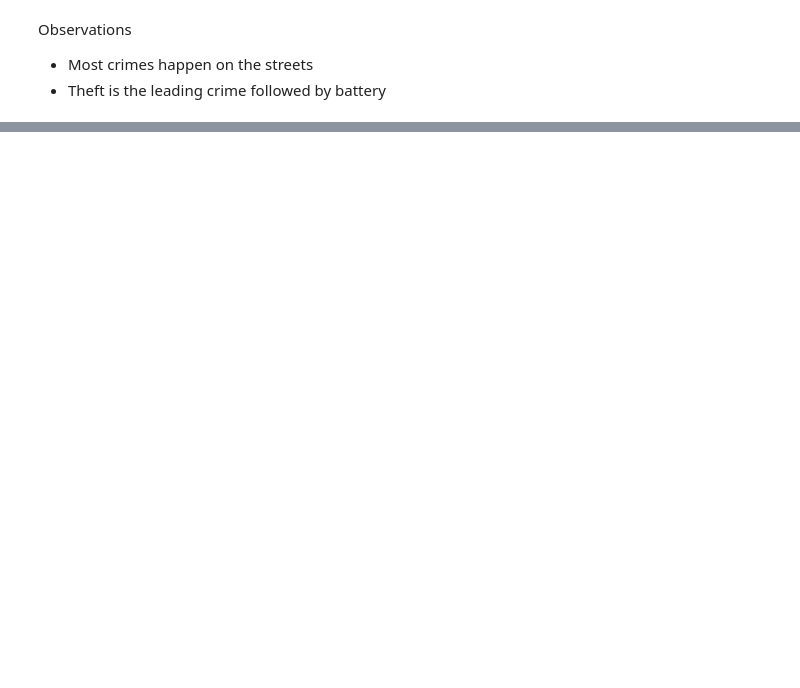
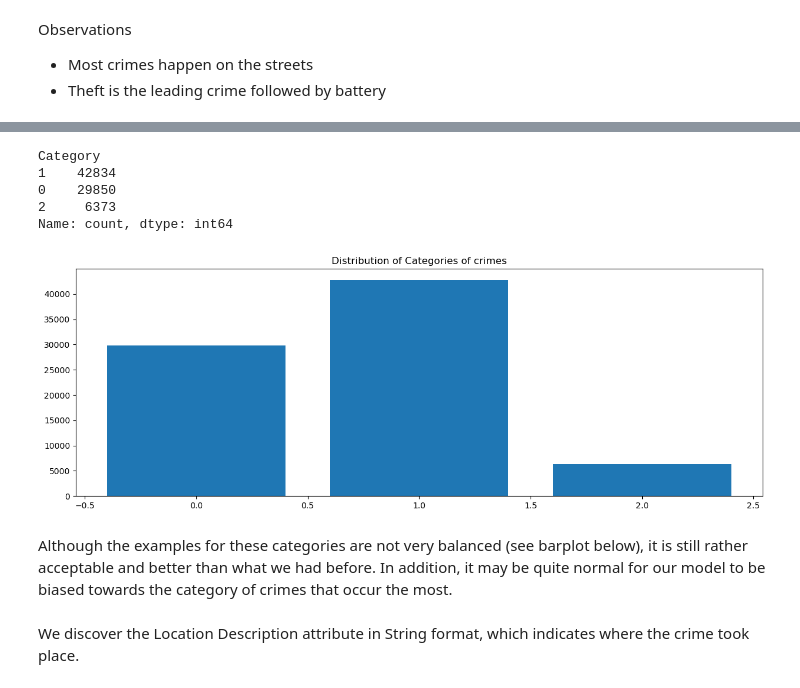
Before and after one commit to SirIan71/Chicago_crime_data_Ml, a Jupyter notebook: Chicago crime.ipynb, the cells around one changed output, grey strips where cells are left out. Cells and saved outputs as stored; diff of their text form; code cells hidden in the pictures; blank space fills up the shorter version.

```diff
--- a/Chicago crime.ipynb
+++ b/Chicago crime.ipynb
@@ -602,0 +356,3 @@ KeyError: "['arrest'] not found in axis"
+# %%
+cleaned_data = cleaned_data[~cleaned_data['Primary Type'].isin(["OTHER OFFENSE", "CRIMINAL DAMAGE", "CRIMINAL TRESPASS", "NON-CRIMINAL",
+                                 "NON-CRIMINAL (SUBJECT SPECIFIED)", "NON - CRIMINAL", "RITUALISM"])]
@@ -602,0 +377,2 @@ KeyError: "['arrest'] not found in axis"
+# %%
+cleaned_data.insert(1, "Category", -1)
@@ -602,0 +411,20 @@ KeyError: "['arrest'] not found in axis"
+# %%
+cleaned_data = cleaned_data.drop('Primary Type', axis=1)
+cleaned_data['Category'].value_counts()
+# %% [output]
+Category
+1    42834
+0    29850
+2     6373
+Name: count, dtype: int64
+# %%
+plt.figure(figsize=(15, 5))
+plt.bar(cleaned_data['Category'].value_counts().index.tolist(),cleaned_data['Category'].value_counts())
+plt.title('Distribution of Categories of crimes')
+plt.show()
+# %% [output]
+[figure, added]
+# %% [markdown]
+Although the examples for these categories are not very balanced (see barplot below), it is still rather acceptable and better than what we had before. In addition, it may be quite normal for our model to be biased towards the category of crimes that occur the most.
+# %% [markdown]
+We discover the Location Description attribute in String format, which indicates where the crime took place.
```
Also changed, not shown: parts of 109 cells of this notebook, 5 other files.
